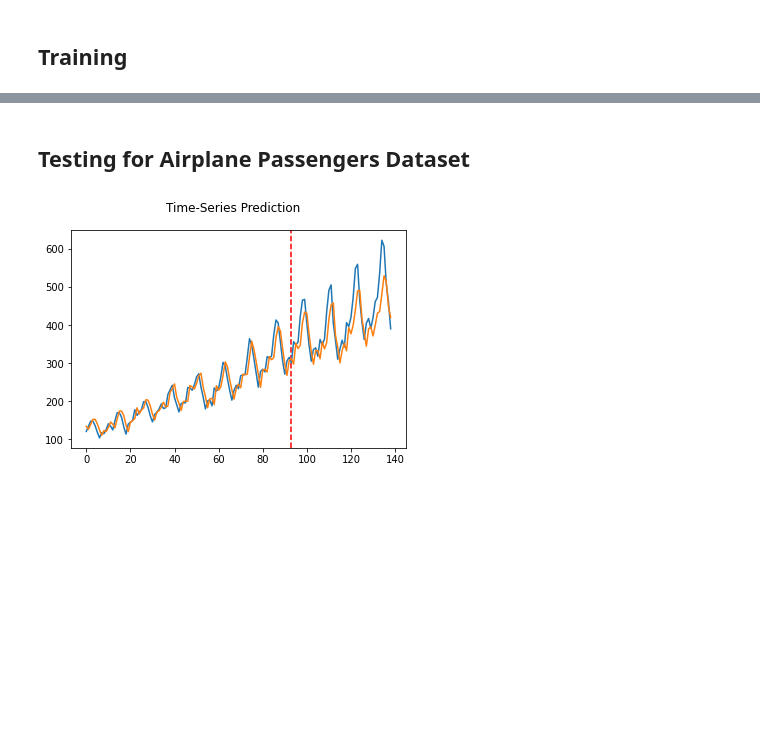
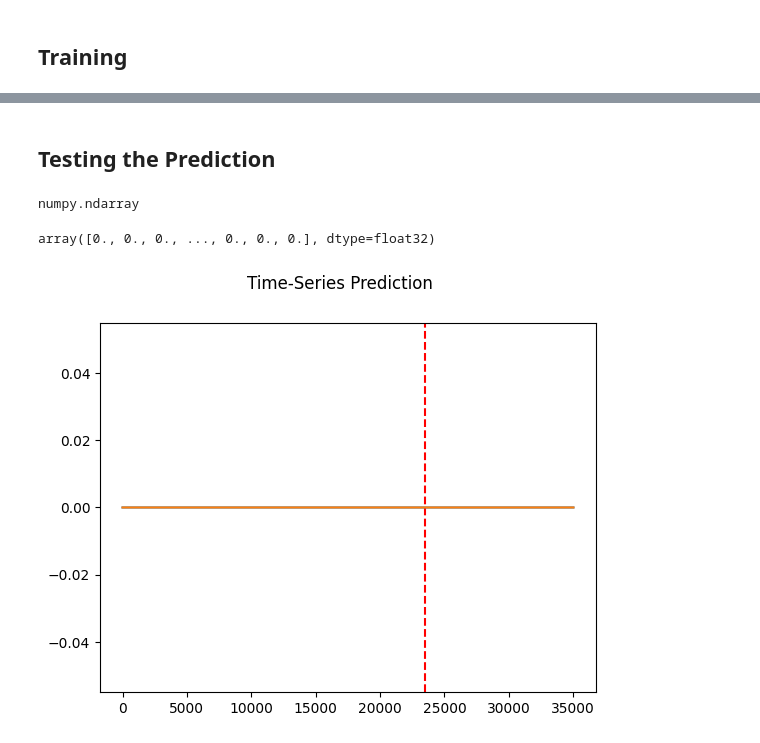
Before and after one commit to cvonholly/dvpp_reward_mechanism, a Jupyter notebook: content/courses/deeplearning/notebooks/pytorch/Time_Series_Prediction_with_LSTM_Using_PyTorch.ipynb, the cells around one changed output, grey strips where cells are left out. Saved outputs shown, nothing was run; the diff lists cells and outputs as text; code cells hidden in the pictures; blank space fills up the shorter version.

```diff
--- a/content/courses/deeplearning/notebooks/pytorch/Time_Series_Prediction_with_LSTM_Using_PyTorch.ipynb
+++ b/content/courses/deeplearning/notebooks/pytorch/Time_Series_Prediction_with_LSTM_Using_PyTorch.ipynb
@@ -77,13 +77,13 @@ training_set.drop(cols[-1], axis=1, inplace=True)
 # %% [markdown]
 ## Dataloading
 # %%
-def sliding_windows(data, seq_length):
+def sliding_windows(data, seq_length, columns=2):
     x = []
     y = []
 
     for i in range(len(data)-seq_length-1):
         _x = data[i:(i+seq_length)]
-        _y = data[i+seq_length]
+        _y = data[i+seq_length, columns]
         x.append(_x)
         y.append(_y)
 
@@ -146,7 +146,7 @@ class LSTM(nn.Module):
 num_epochs = 2000
 learning_rate = 0.01
 
-input_size = 1
+input_size = 3
 hidden_size = 2
 num_layers = 1
 
@@ -195,20 +181,36 @@ Epoch: 1900, loss: 0.00188
-# %% [markdown]
-## Testing for Airplane Passengers Dataset
+# %% [markdown]
+## Testing the Prediction
+# %%
+type(data_predict)
+# %% [output]
+numpy.ndarray
+# %%
+dataY_plot
+# %% [output]
+array([0., 0., 0., ..., 0., 0., 0.], dtype=float32)
 # %%
 lstm.eval()
 train_predict = lstm(dataX)
 
 data_predict = train_predict.data.numpy()
 dataY_plot = dataY.data.numpy()
 
-data_predict = sc.inverse_transform(data_predict)
-dataY_plot = sc.inverse_transform(dataY_plot)
+# scale to 3d
+data_predict_3d = np.concatenate((data_predict, np.zeros(shape=(len(data_predict), 2))), axis=1)
+dataY_plot_3d = np.concatenate((dataY_plot.reshape(-1, 1), np.zeros(shape=(len(dataY_plot), 2))), axis=1)
+
+data_predict = sc.inverse_transform(data_predict_3d)
+dataY_plot = sc.inverse_transform(dataY_plot_3d)
+
+# modify data_predict
+data_predict = data_predict[:, -1]
+dataY_plot = dataY_plot[:, -1]
 
 plt.axvline(x=train_size, c='r', linestyle='--')
 
 plt.plot(dataY_plot)
 plt.plot(data_predict)
 plt.suptitle('Time-Series Prediction')
 plt.show()
 # %% [output]
-[figure, old version]
+[figure, new version]
```
Also changed, not shown: parts of 1 cell of this notebook.
